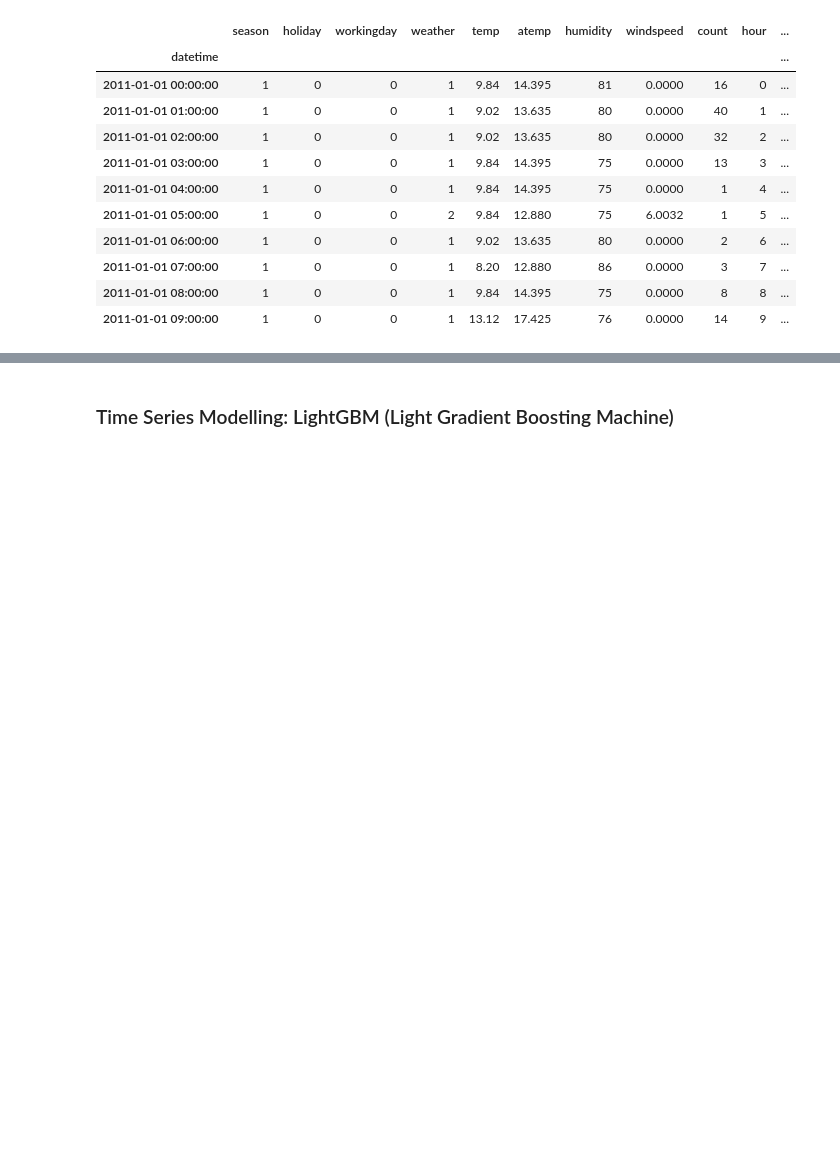
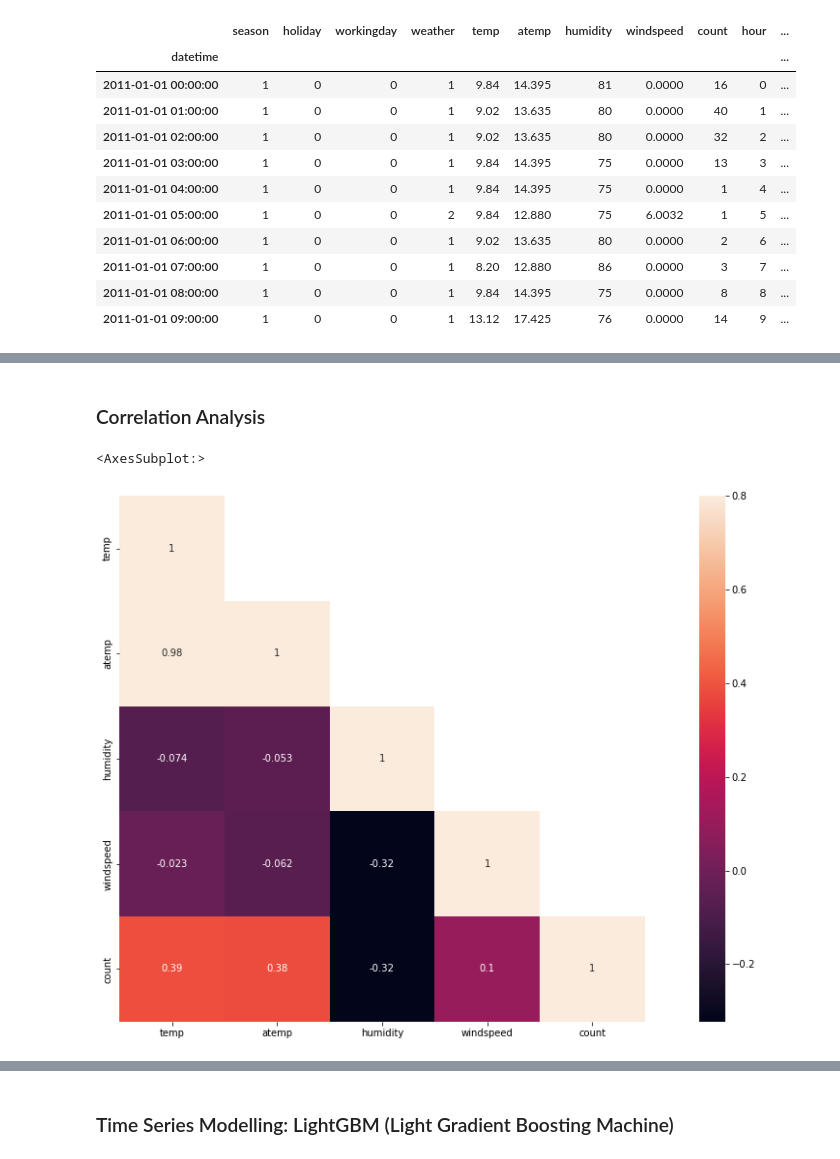
Before and after one commit to ldselvera/bike-sharing-demand-forecast, a Jupyter notebook: bike_share__demand_forecast.ipynb, the cells around one changed output, grey strips where cells are left out. Drawn from its saved outputs; the diff is of its cells as text; code cells hidden in the pictures; blank space fills up the shorter version.

```diff
--- a/bike_share__demand_forecast.ipynb
+++ b/bike_share__demand_forecast.ipynb
@@ -141,0 +164,12 @@ df.head(10)
+# %% [markdown]
+### Correlation Analysis
+# %%
+corrMatt = df[["temp","atemp","humidity","windspeed","count"]].corr()
+mask = np.array(corrMatt)
+mask[np.tril_indices_from(mask)] = False
+fig,ax= plt.subplots()
+fig.set_size_inches(20,10)
+sns.heatmap(corrMatt, mask=mask,vmax=.8, square=True,annot=True)
+# %% [output]
+<AxesSubplot:>
+[figure, added]
```
Also changed, not shown: parts of 7 cells of this notebook.
